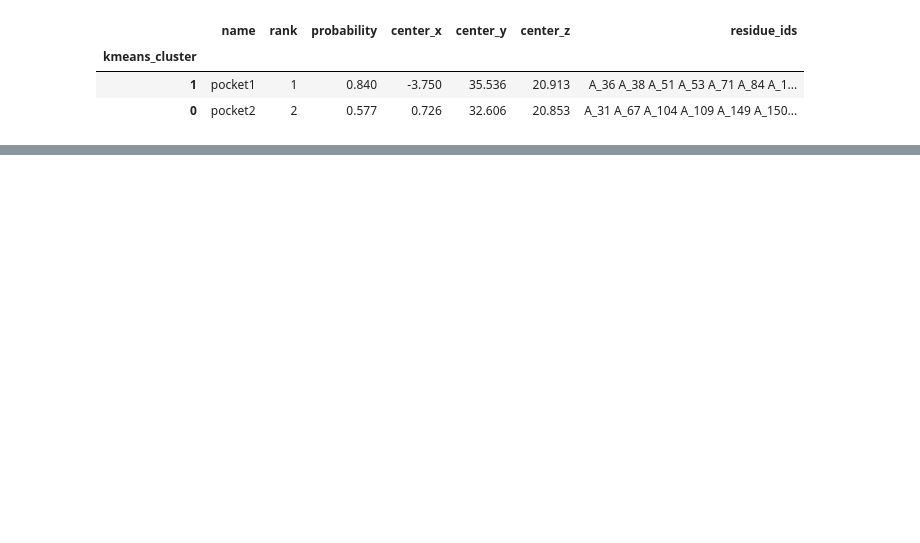
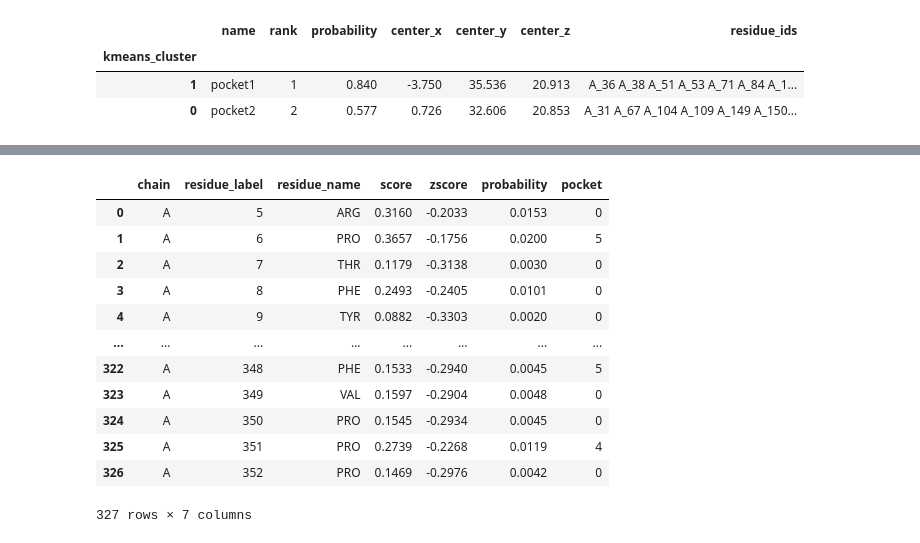
Before and after one commit to NichaNichanok/protein_pipeline, a Jupyter notebook: notebooks/calculate_final_grid_box.ipynb, the cells around one changed output, grey strips where cells are left out. Drawn from its saved outputs; the diff is of its cells as text; code cells hidden in the pictures; blank space fills up the shorter version.

```diff
--- a/notebooks/calculate_final_grid_box.ipynb
+++ b/notebooks/calculate_final_grid_box.ipynb
@@ -1020,3 +1058,22 @@ centroid
+# %%
+residues_file = "/Users/nicha/dev/p2rank/distro/test_output/predict_3hvc_stripped/3hvc_stripped.pdb_residues.csv"
+# rename the column name remove all the space
+residue_df = pd.read_csv(residues_file)
+residue_df
+# %% [output]
+|  | chain | residue_label | residue_name | score | zscore | probability | pocket |
+| 0 | A | 5 | ARG | 0.3160 | -0.2033 | 0.0153 | 0 |
+| 1 | A | 6 | PRO | 0.3657 | -0.1756 | 0.0200 | 5 |
+| 2 | A | 7 | THR | 0.1179 | -0.3138 | 0.0030 | 0 |
+| 3 | A | 8 | PHE | 0.2493 | -0.2405 | 0.0101 | 0 |
+| 4 | A | 9 | TYR | 0.0882 | -0.3303 | 0.0020 | 0 |
+| ... | ... | ... | ... | ... | ... | ... | ... |
+| 322 | A | 348 | PHE | 0.1533 | -0.2940 | 0.0045 | 5 |
+| 323 | A | 349 | VAL | 0.1597 | -0.2904 | 0.0048 | 0 |
+| 324 | A | 350 | PRO | 0.1545 | -0.2934 | 0.0045 | 0 |
+| 325 | A | 351 | PRO | 0.2739 | -0.2268 | 0.0119 | 4 |
+| 326 | A | 352 | PRO | 0.1469 | -0.2976 | 0.0042 | 0 |
+327 rows × 7 columns
 # %%
 # Compute ligand centers and diameters
 ligand_centers = calculate_ligand_centers(pdb_file)
```
Also changed, not shown: parts of 25 cells of this notebook.
